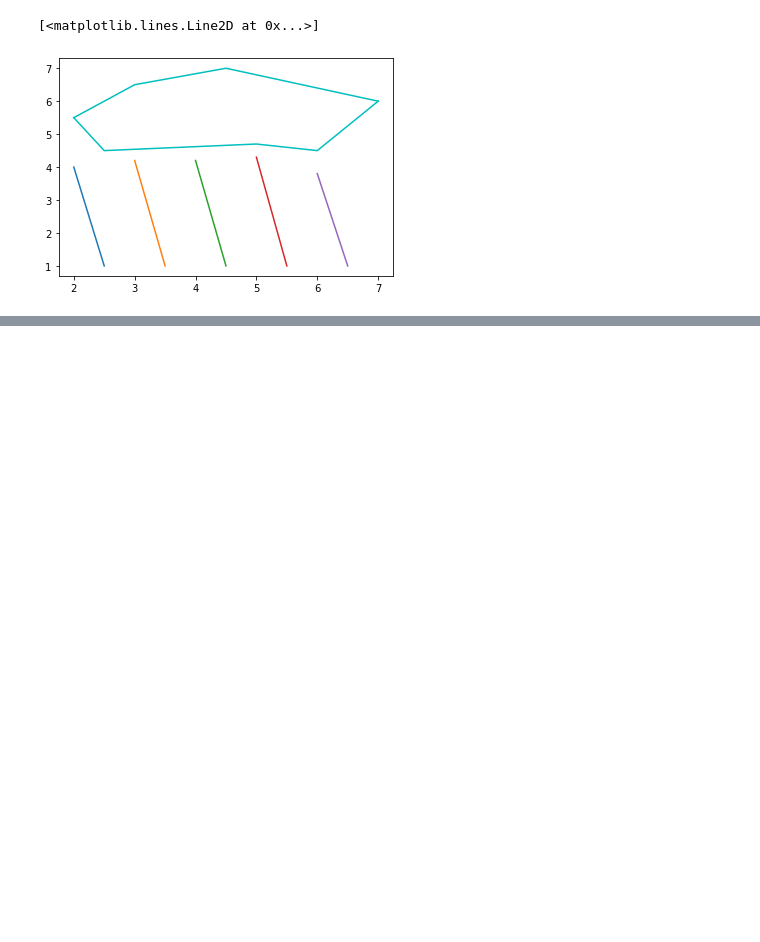
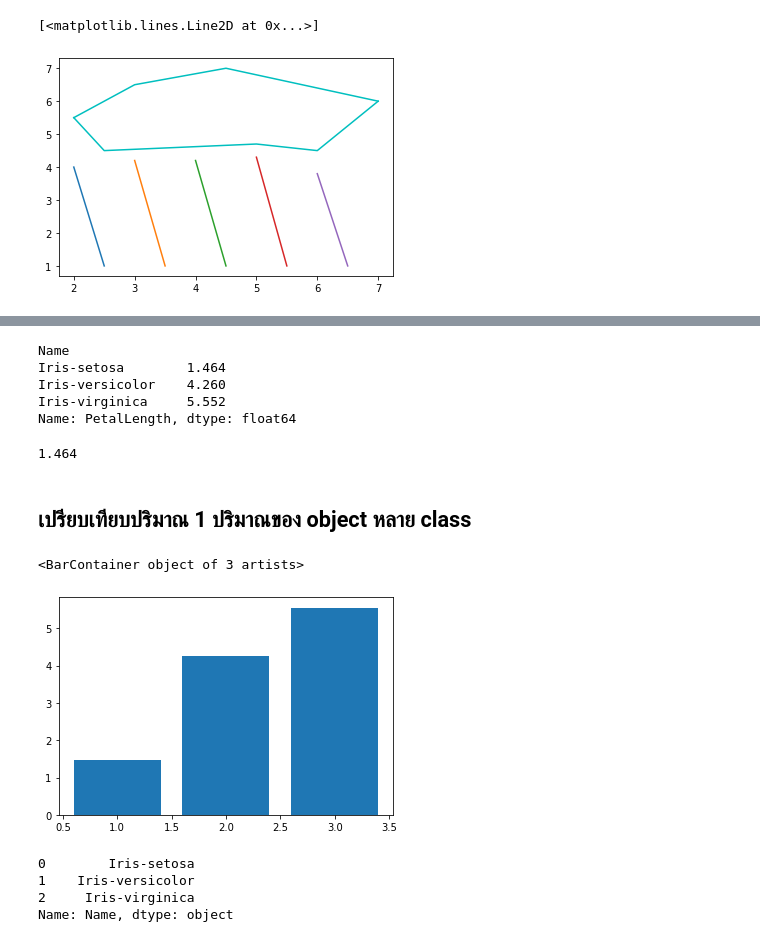
Before and after one commit to chayakonchanlun/data_viz_2022, a Jupyter notebook: DataViz04_Data_Comparison_ipynb.ipynb, the cells around one changed output, grey strips where cells are left out. Drawn from its saved outputs; the diff is of its cells as text; code cells hidden in the pictures; blank space fills up the shorter version.

```diff
--- a/DataViz04_Data_Comparison_ipynb.ipynb
+++ b/DataViz04_Data_Comparison_ipynb.ipynb
@@ -187,0 +198,26 @@ plt.plot([2,2.5,3,4.5,5,7],[5.5,6,6.5,7,6.8,6],'c-')
+# %%
+sample_data['PetalLength']
+# %% [output]
+Name
+Iris-setosa        1.464
+Iris-versicolor    4.260
+Iris-virginica     5.552
+Name: PetalLength, dtype: float64
+# %%
+sample_data['PetalLength'][0]
+# %% [output]
+1.464
+# %% [markdown]
+## เปรียบเทียบปริมาณ 1 ปริมาณของ object หลาย class
+# %%
+plt.bar([1,2,3],sample_data['PetalLength']) # เปรียบเทียบ 3 ชนิด
+# %% [output]
+<BarContainer object of 3 artists>
+[figure, added]
+# %%
+sample_data.reset_index()['Name']
+# %% [output]
+0        Iris-setosa
+1    Iris-versicolor
+2     Iris-virginica
+Name: Name, dtype: object
```
Also changed, not shown: parts of 11 cells of this notebook.
